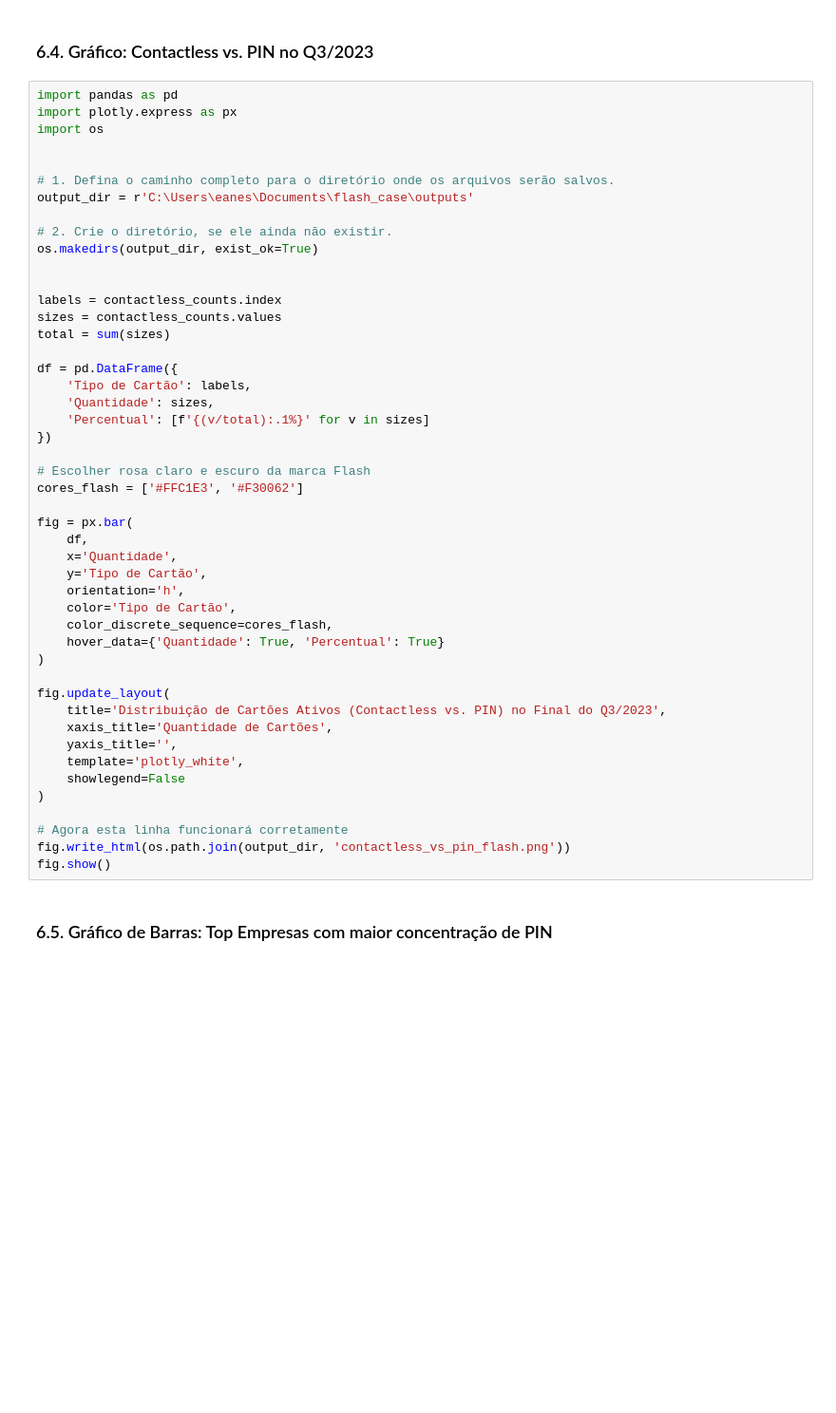
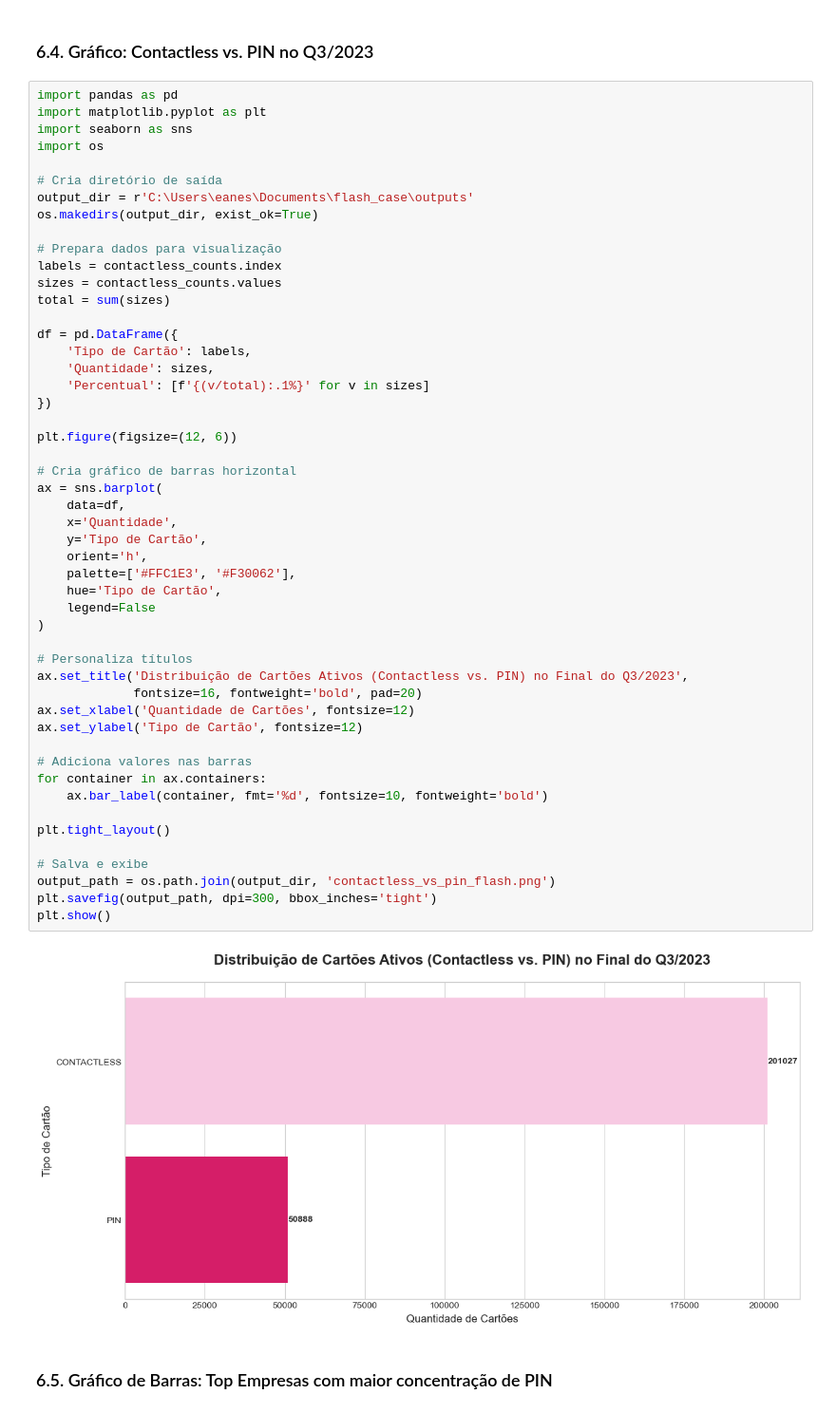
Before and after one commit to EanesRibeiro/case_tecnico_mastercard_qmr, a Jupyter notebook: notebooks/EDA.ipynb, the cells around one changed output. Shown at 95% size. Drawn from its saved outputs; the diff is of its cells as text; blank space fills up the shorter version.

Commit message:
Atualiza notebook de análise exploratória e outputs

```diff
--- a/notebooks/EDA.ipynb
+++ b/notebooks/EDA.ipynb
@@ -526,51 +526,56 @@ Name: count, dtype: int64
 ### 6.4. Gráfico: Contactless vs. PIN no Q3/2023
 # %%
 import pandas as pd
-import plotly.express as px
+import matplotlib.pyplot as plt
+import seaborn as sns
 import os
 
-
-# 1. Defina o caminho completo para o diretório onde os arquivos serão salvos.
+# Cria diretório de saída
 output_dir = r'C:\Users\eanes\Documents\flash_case\outputs'
-
-# 2. Crie o diretório, se ele ainda não existir.
 os.makedirs(output_dir, exist_ok=True)
 
-
+# Prepara dados para visualização
 labels = contactless_counts.index
 sizes = contactless_counts.values
 total = sum(sizes)
 
 df = pd.DataFrame({
     'Tipo de Cartão': labels,
     'Quantidade': sizes,
     'Percentual': [f'{(v/total):.1%}' for v in sizes]
 })
 
-# Escolher rosa claro e escuro da marca Flash
-cores_flash = ['#FFC1E3', '#F30062']
+plt.figure(figsize=(12, 6))
 
-fig = px.bar(
-    df,
+# Cria gráfico de barras horizontal
+ax = sns.barplot(
+    data=df,
     x='Quantidade',
     y='Tipo de Cartão',
-    orientation='h',
-    color='Tipo de Cartão',
-    color_discrete_sequence=cores_flash,
-    hover_data={'Quantidade': True, 'Percentual': True}
+    orient='h',
+    palette=['#FFC1E3', '#F30062'],
+    hue='Tipo de Cartão',
+    legend=False
 )
 
-fig.update_layout(
-    title='Distribuição de Cartões Ativos (Contactless vs. PIN) no Final do Q3/2023',
-    xaxis_title='Quantidade de Cartões',
-    yaxis_title='',
-    template='plotly_white',
-    showlegend=False
-)
+# Personaliza títulos
+ax.set_title('Distribuição de Cartões Ativos (Contactless vs. PIN) no Final do Q3/2023',
+             fontsize=16, fontweight='bold', pad=20)
+ax.set_xlabel('Quantidade de Cartões', fontsize=12)
+ax.set_ylabel('Tipo de Cartão', fontsize=12)
 
-# Agora esta linha funcionará corretamente
-fig.write_html(os.path.join(output_dir, 'contactless_vs_pin_flash.png'))
-fig.show()
+# Adiciona valores nas barras
+for container in ax.containers:
+    ax.bar_label(container, fmt='%d', fontsize=10, fontweight='bold')
+
+plt.tight_layout()
+
+# Salva e exibe
+output_path = os.path.join(output_dir, 'contactless_vs_pin_flash.png')
+plt.savefig(output_path, dpi=300, bbox_inches='tight')
+plt.show()
+# %% [output]
+[figure, added]
 # %% [markdown]
 ### 6.5. Gráfico de Barras: Top Empresas com maior concentração de PIN
 # %%
```
Also changed, not shown: parts of 6 cells of this notebook, 7 other files.
